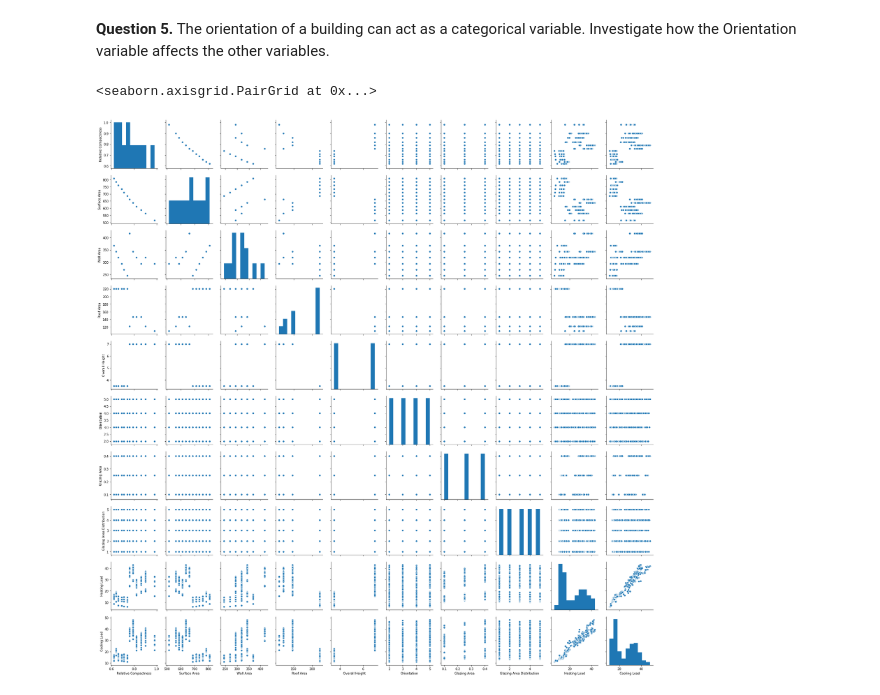
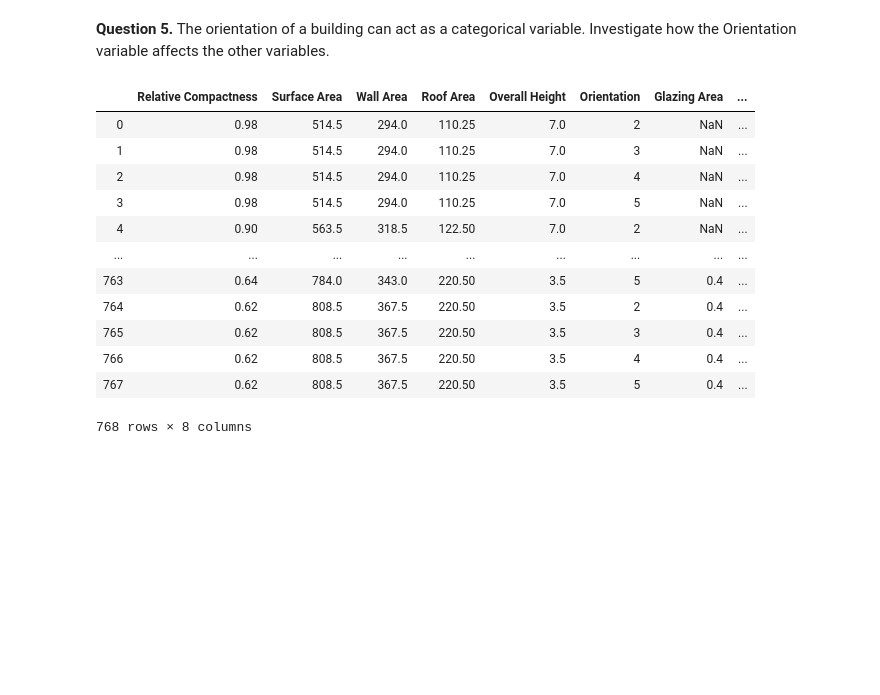
Before and after one commit to Michy01/AIIP_DAV_Visualization-2020, a Jupyter notebook: dav_05_notebook_assessment.ipynb, the cells around one changed output. Drawn from its saved outputs; the diff is of its cells as text; code cells hidden in the pictures; blank space fills up the shorter version.

```diff
--- a/dav_05_notebook_assessment.ipynb
+++ b/dav_05_notebook_assessment.ipynb
@@ -334,8 +338,20 @@ sns.relplot(x="Heating Load", y="Cooling Load", hue="Roof Area",data=data);
 [figure]
 # %% [markdown]
 **Question 5.** The orientation of a building can act as a categorical variable. Investigate how the Orientation variable affects the other variables.
-# %%
-sns.pairplot(data)
-# %% [output]
-<seaborn.axisgrid.PairGrid at 0x...>
-[figure, removed]
+# %%
+data =data.drop(['Heating Load','Cooling Load'], axis =1)
+data
+# %% [output]
+|  | Relative Compactness | Surface Area | Wall Area | Roof Area | Overall Height | Orientation | Glazing Area | ... |
+| 0 | 0.98 | 514.5 | 294.0 | 110.25 | 7.0 | 2 | NaN | ... |
+| 1 | 0.98 | 514.5 | 294.0 | 110.25 | 7.0 | 3 | NaN | ... |
+| 2 | 0.98 | 514.5 | 294.0 | 110.25 | 7.0 | 4 | NaN | ... |
+| 3 | 0.98 | 514.5 | 294.0 | 110.25 | 7.0 | 5 | NaN | ... |
+| 4 | 0.90 | 563.5 | 318.5 | 122.50 | 7.0 | 2 | NaN | ... |
+| ... | ... | ... | ... | ... | ... | ... | ... | ... |
+| 763 | 0.64 | 784.0 | 343.0 | 220.50 | 3.5 | 5 | 0.4 | ... |
+| 764 | 0.62 | 808.5 | 367.5 | 220.50 | 3.5 | 2 | 0.4 | ... |
+| 765 | 0.62 | 808.5 | 367.5 | 220.50 | 3.5 | 3 | 0.4 | ... |
+| 766 | 0.62 | 808.5 | 367.5 | 220.50 | 3.5 | 4 | 0.4 | ... |
+| 767 | 0.62 | 808.5 | 367.5 | 220.50 | 3.5 | 5 | 0.4 | ... |
+768 rows × 8 columns
```
Also changed, not shown: parts of 6 cells of this notebook.
